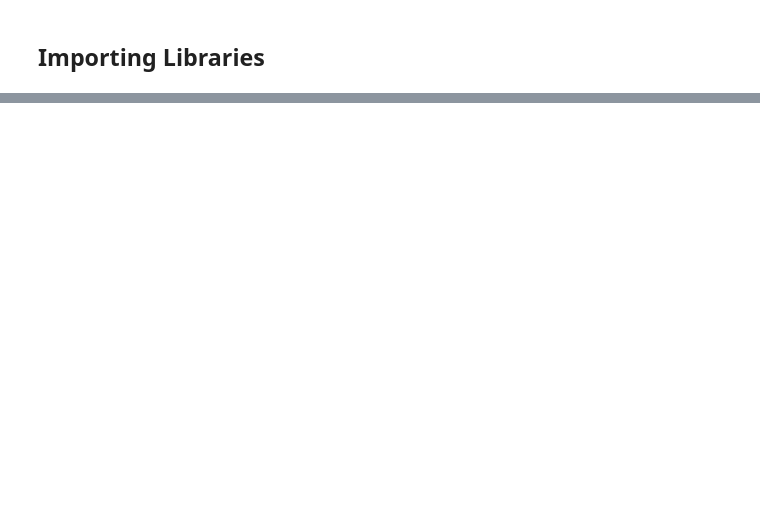
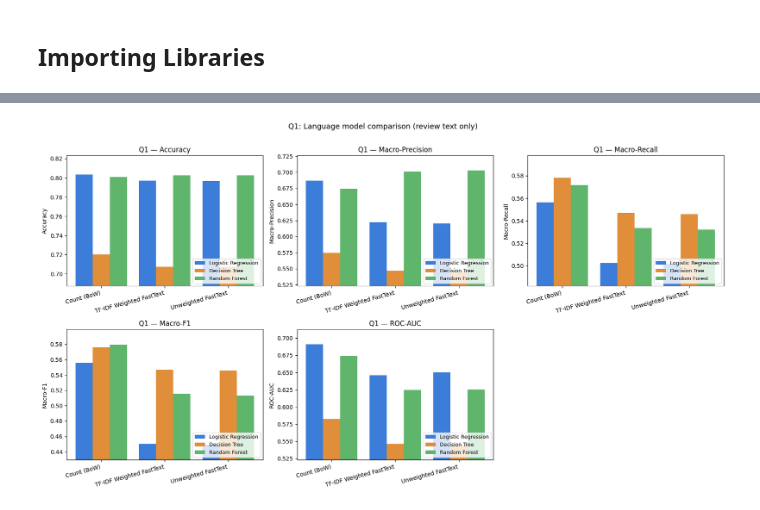
Before and after one commit to NghiaNguyen170192/cosc3081-cosc3082-adv-programming-asm3, a Jupyter notebook: task2_3.ipynb, the cells around one changed output, grey strips where cells are left out. Drawn from its saved outputs; the diff is of its cells as text; code cells hidden in the pictures; blank space fills up the shorter version.

```diff
--- a/task2_3.ipynb
+++ b/task2_3.ipynb
@@ -658,0 +198,8 @@ For longer documents, weighted embeddings would likely show a clearer advantage.
+# %%
+# Load processed reviews and the binary label
+df = pd.read_csv(PROCESSED_CSV_FILE)
+df['review_text']  = df['review_text'].fillna('').astype(str)
+y = df['is_a_buyer'].astype(str).str.lower().map({'true': 1, 'false': 0}).astype(int).to_numpy()
+
+print(f"Reviews: {len(df):,}")
+print(f"Class balance: buyers = {y.mean():.3f}, non-buyers = {1 - y.mean():.3f}")
@@ -658,0 +378,11 @@ For longer documents, weighted embeddings would likely show a clearer advantage.
+# %%
+# 4a. Pivot table — Macro-F1 by Representation x Model
+def pivot(df_results, metric):
+    p = df_results.pivot_table(index='Representation', columns='Model', values=metric)
+    return p[['Logistic Regression', 'Decision Tree', 'Random Forest']]
+
+print("Macro-F1")
+print(pivot(q1_df, 'Macro-F1').round(4).to_string())
+
+print("\nROC-AUC")
+print(pivot(q1_df, 'ROC-AUC').round(4).to_string())
@@ -658,0 +403,32 @@ For longer documents, weighted embeddings would likely show a clearer advantage.
+# %%
+# 4b. Grouped bar chart — one panel per metric, bars grouped by representation
+def grouped_bars(df_results, ax, metric, title):
+    p = pivot(df_results, metric)
+    reps = p.index.tolist()
+    models = list(p.columns)
+    width = 0.27
+    x = np.arange(len(reps))
+    colors = ['#3b7dd8', '#e08e3a', '#5fb56b']
+    for i, m in enumerate(models):
+        ax.bar(x + (i-1)*width, p[m].to_numpy(), width=width, label=m, color=colors[i])
+    ax.set_xticks(x); ax.set_xticklabels(reps, rotation=15, ha='right')
+    ax.set_title(title); ax.set_ylabel(metric)
+    # Auto-scale with a small head/tail margin so all three bars are visible
+    vals = p.to_numpy().flatten()
+    lo, hi = float(vals.min()), float(vals.max())
+    pad = max(0.02, (hi - lo) * 0.15)
+    ax.set_ylim(max(0.0, lo - pad), min(1.0, hi + pad))
+    ax.legend(loc='lower right', fontsize=9)
+
+fig, axes = plt.subplots(2, 3, figsize=(17, 9))
+grouped_bars(q1_df, axes[0,0], 'Accuracy',        'Q1 — Accuracy')
+grouped_bars(q1_df, axes[0,1], 'Macro-Precision', 'Q1 — Macro-Precision')
+grouped_bars(q1_df, axes[0,2], 'Macro-Recall',    'Q1 — Macro-Recall')
+grouped_bars(q1_df, axes[1,0], 'Macro-F1',        'Q1 — Macro-F1')
+grouped_bars(q1_df, axes[1,1], 'ROC-AUC',         'Q1 — ROC-AUC')
+axes[1,2].axis('off')  # leave the 6th panel blank — we only have 5 metrics
+plt.suptitle('Q1: Language model comparison (review text only)', fontsize=13, y=1.01)
+plt.tight_layout()
+plt.show()
+# %% [output]
+[figure, added]
```
Also changed, not shown: parts of 47 cells of this notebook, 1 other file.
